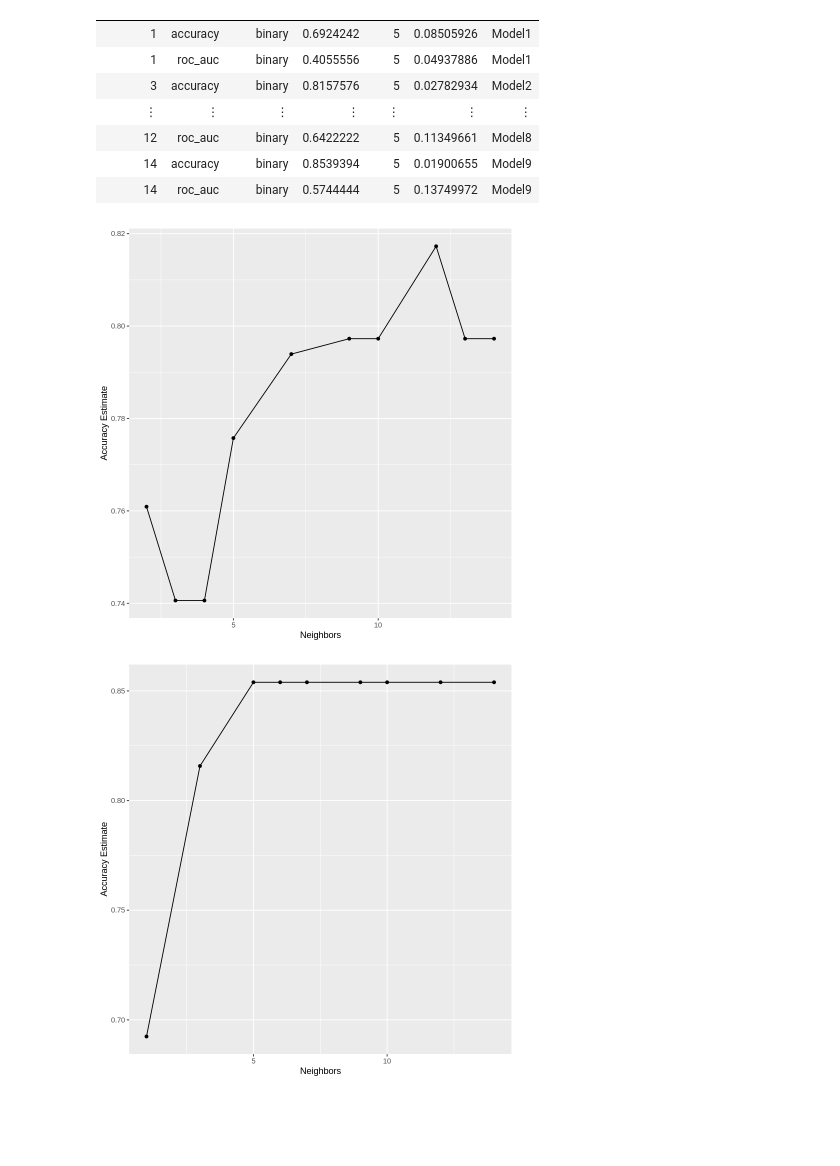
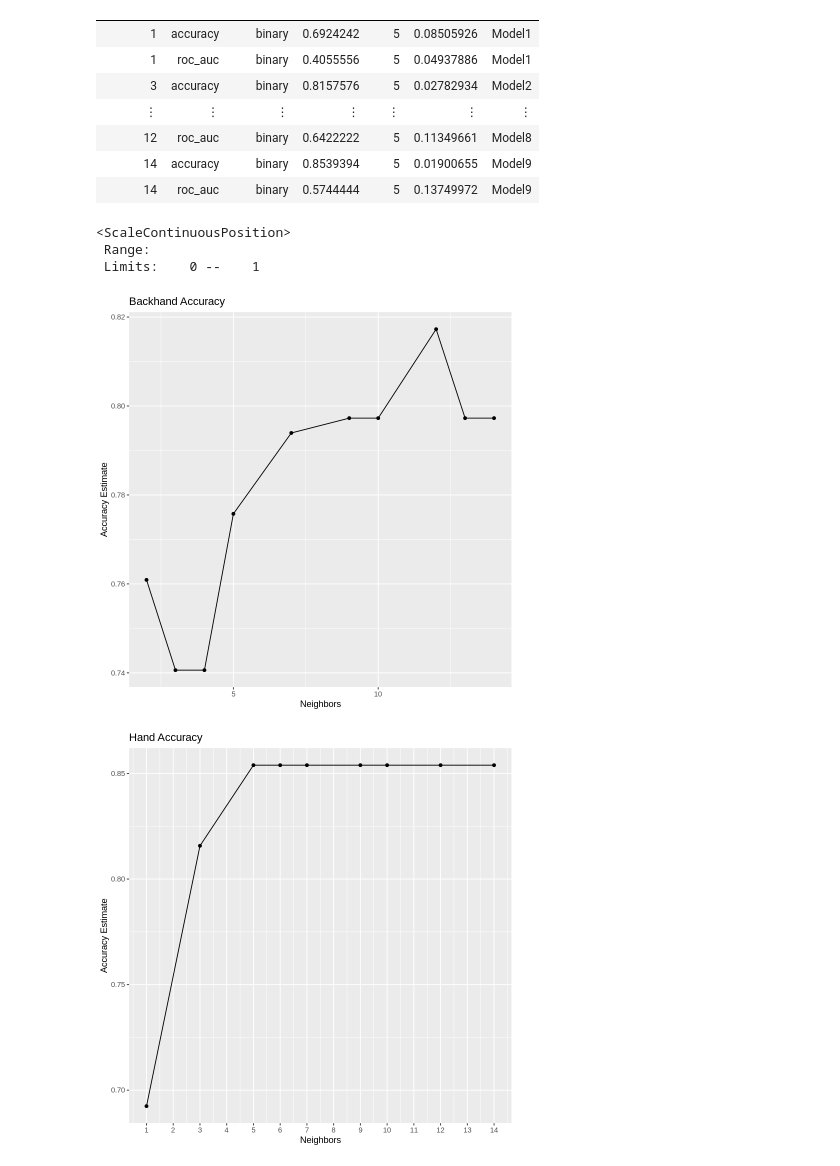
Before and after one commit to J4mesAcastor/group5_player_stats, a Jupyter notebook: Report.ipynb, the cells around one changed output. Drawn from its saved outputs; the diff is of its cells as text; code cells hidden in the pictures; blank space fills up the shorter version.

```diff
--- a/Report.ipynb
+++ b/Report.ipynb
@@ -8,7 +26,7 @@ options(repr.matrix.max.rows = 6)
 # %%
 # Loading in the data
 # Data read from https://drive.google.com/uc?export=download&id=1_MECmUXZuuILYeEOfonSGqodW6qVdhsS
-player_stats <- read_csv("player_stats.csv")
+player_stats <- read_csv("https://drive.google.com/uc?export=download&id=1_MECmUXZuuILYeEOfonSGqodW6qVdhsS")
 colnames(player_stats) <- make.names(colnames(player_stats))
 #   Remove unnecessary columns
 player_stats_clean <- player_stats %>%
@@ -143,23 +161,32 @@ A tibble: 18 × 7
 | 14 | accuracy | binary | 0.8539394 | 5 | 0.01900655 | Model9 |
 | 14 | roc_auc | binary | 0.5744444 | 5 | 0.13749972 | Model9 |
 # %%
+set.seed(1234) # DO NOT REMOVE
+# plotting accuracies vs value of k for backhand and dominate hand
 accuracies <- backhand_results %>%
   filter(.metric == "accuracy")
 
 backhand_accuracy_vs_k <-ggplot(accuracies,aes(x = neighbors, y = mean)) +
   geom_point()+
   geom_line()+
-  labs(x = "Neighbors", y = "Accuracy Estimate")
+  labs(x = "Neighbors", y = "Accuracy Estimate") +
+  ggtitle("Backhand Accuracy")
+  scale_x_continuous(breaks = seq(1, 14, by = 1))
 backhand_accuracy_vs_k
 
 accuracies <- hand_results %>%
   filter(.metric == "accuracy")
 
 hand_accuracy_vs_k <-ggplot(accuracies,aes(x = neighbors, y = mean)) +
   geom_point()+
   geom_line()+
-  labs(x = "Neighbors", y = "Accuracy Estimate")
+  labs(x = "Neighbors", y = "Accuracy Estimate") +
+  ggtitle("Hand Accuracy") +
+  scale_x_continuous(breaks = seq(1, 14, by = 1))
 hand_accuracy_vs_k
 # %% [output]
+<ScaleContinuousPosition>
+ Range:
+ Limits:    0 --    1
-[figure, old version]
+[figure, new version]
-[figure, old version]
+[figure, new version]
```
Also changed, not shown: parts of 6 cells of this notebook.
